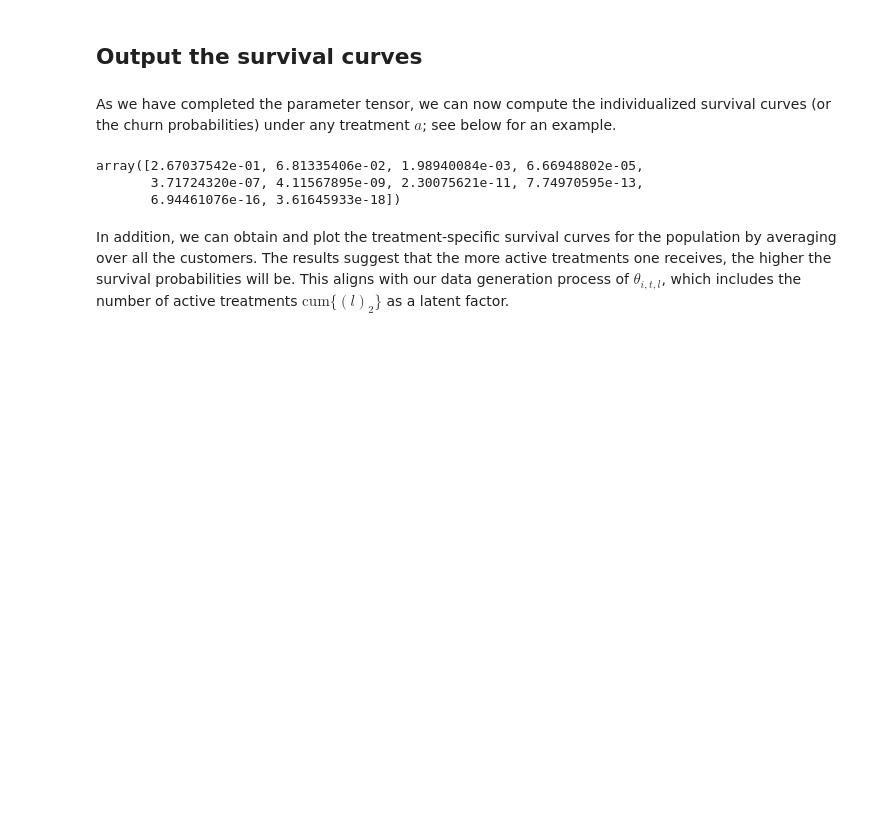
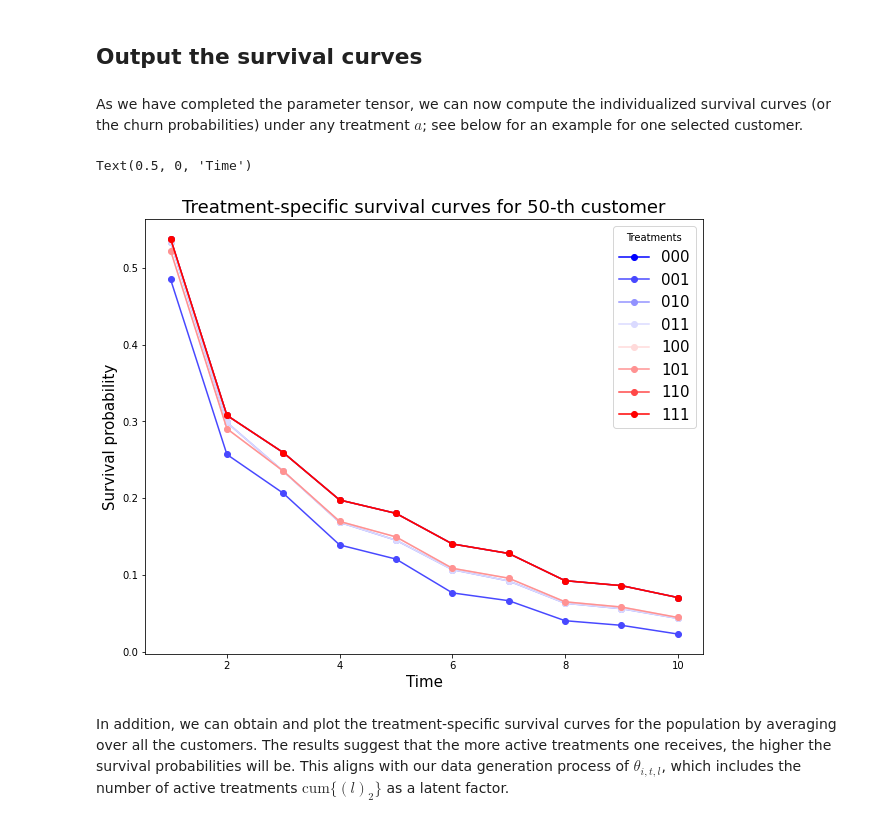
Before and after one commit to Gaochenyin/Low-Rank-Tensor-Block-Hazard-Model, a Jupyter notebook: Example.ipynb, the cells around one changed output. Drawn from its saved outputs; the diff is of its cells as text; code cells hidden in the pictures; blank space fills up the shorter version.

```diff
--- a/Example.ipynb
+++ b/Example.ipynb
@@ -108,16 +108,24 @@ Normalized tensor estimation error of ours: 0.2256
 # %% [markdown]
 ## Output the survival curves
 # %% [markdown]
-As we have completed the parameter tensor, we can now compute the individualized survival curves (or the churn probabilities) under any treatment $a$; see below for an example.
+As we have completed the parameter tensor, we can now compute the individualized survival curves (or the churn probabilities) under any treatment $a$; see below for an example for one selected customer.
 # %%
-# individualized survival curves
-i = 1; l = 8
-# the survival probabilities for the i-th customer under l-th treatment
-est_prob_TC[i-1, :, l-1]
+# plot individualized survival curves for i-th customer
+i = 50;
+cmap = plt.get_cmap('bwr')
+colors = [cmap(i) for i in np.linspace(0, 1, 2**k)]
+fig, ax = plt.subplots(figsize=(10, 8))
+for l, color in enumerate(colors):
+    ax.plot(range(1,T+1),
+             est_prob_TC[i-1, :, l-1], '-o',
+             color=color, label= f'{(bin(l)[2:]).zfill(3)}')
+ax.legend(loc='best', fontsize=15, title='Treatments')
+ax.set_title(f'Treatment-specific survival curves for {i}-th customer', fontsize= 18)
+ax.set_ylabel('Survival probability', fontsize=15)
+ax.set_xlabel('Time', fontsize=15)
 # %% [output]
-array([2.67037542e-01, 6.81335406e-02, 1.98940084e-03, 6.66948802e-05,
-       3.71724320e-07, 4.11567895e-09, 2.30075621e-11, 7.74970595e-13,
-       6.94461076e-16, 3.61645933e-18])
+Text(0.5, 0, 'Time')
+[figure, added]
 # %% [markdown]
 In addition, we can obtain and plot the treatment-specific survival curves for the population by averaging over all the customers. The results suggest that the more active treatments one receives, the higher the survival probabilities will be. This aligns with our data generation process of $\theta_{i,t,l}$, which includes the number of active treatments $\mathrm{cum}\{(l)_{2}\}$ as a latent factor.
 # %%
```
Also changed, not shown: parts of 1 cell of this notebook.
